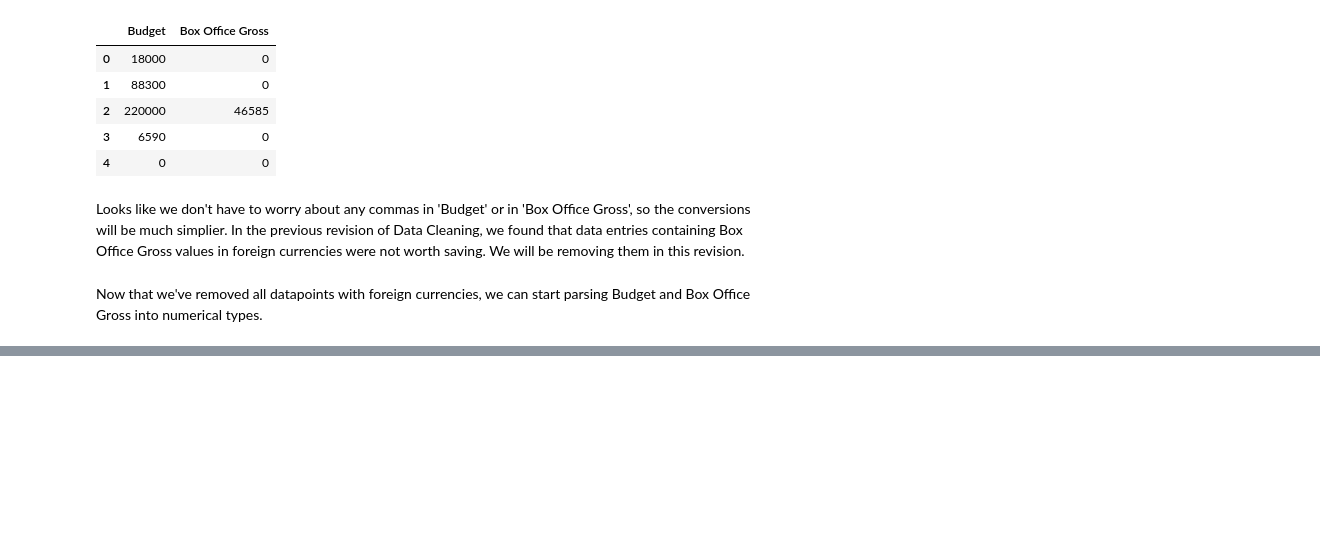
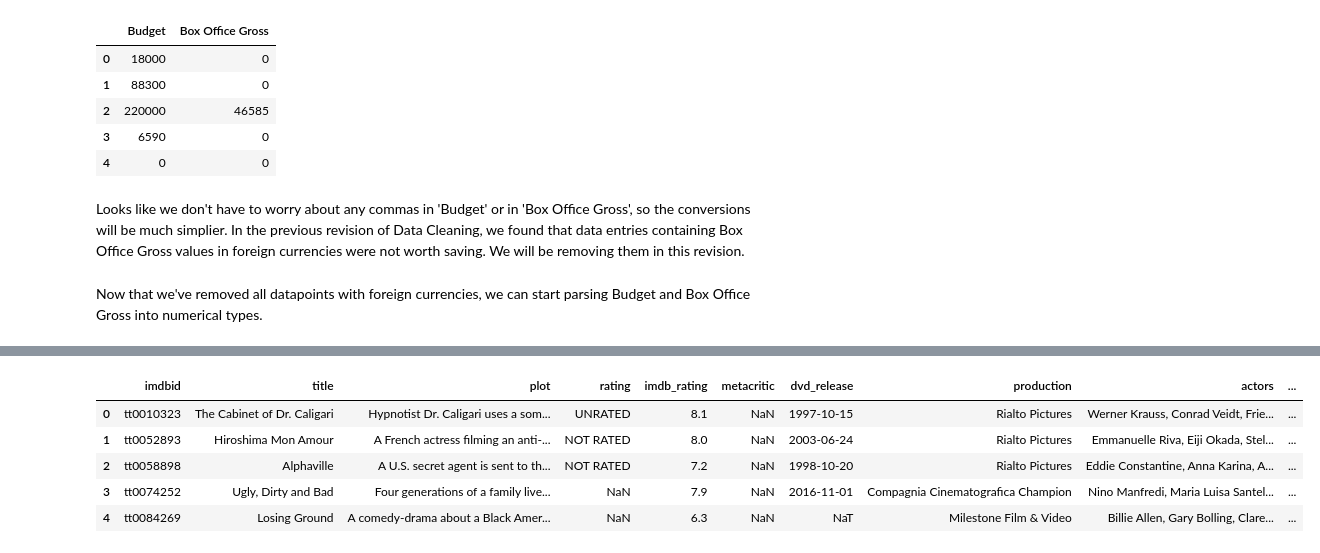
Before and after one commit to devinthai/NBCUniversal, a Jupyter notebook: Data Cleaning (revision 2).ipynb, the cells around one changed output, grey strips where cells are left out. Drawn from its saved outputs; the diff is of its cells as text; code cells hidden in the pictures; blank space fills up the shorter version.

Commit message:
Parsed Budget and Box Office Gross

```diff
--- a/Data Cleaning (revision 2).ipynb
+++ b/Data Cleaning (revision 2).ipynb
@@ -251,11 +251,14 @@ Now that we've removed all datapoints with foreign currencies, we can start pars
 # %%
 gross = data['Box Office Gross']
 gross = gross.str.replace(',','')
+
+error_index = []
 
 for i, item in enumerate(gross):
     try:
         int(item)
     except ValueError:
         print('ERROR at index {}:{!r}'.format(i, item))
+        error_index.append(i)
 # %% [output]
 ERROR at index 1394:'<strongitemprop="name">Grossbuttotallyworthwhile</strong>'
@@ -277,0 +323,3 @@ gross[1869]
+# %%
+error_index = data.iloc[error_index].index
+data = data.drop(error_index)
@@ -277,0 +328,4 @@ gross[1869]
+# %%
+data['Box Office Gross'] = data['Box Office Gross'].astype('int')
+data['Budget'] = data['Budget'].astype('int')
+data.info()
@@ -277,0 +350,9 @@ gross[1869]
+# %%
+data.head()
+# %% [output]
+|  | imdbid | title | plot | rating | imdb_rating | metacritic | dvd_release | production | actors | ... |
+| 0 | tt0010323 | The Cabinet of Dr. Caligari | Hypnotist Dr. Caligari uses a som... | UNRATED | 8.1 | NaN | 1997-10-15 | Rialto Pictures | Werner Krauss, Conrad Veidt, Frie... | ... |
+| 1 | tt0052893 | Hiroshima Mon Amour | A French actress filming an anti-... | NOT RATED | 8.0 | NaN | 2003-06-24 | Rialto Pictures | Emmanuelle Riva, Eiji Okada, Stel... | ... |
+| 2 | tt0058898 | Alphaville | A U.S. secret agent is sent to th... | NOT RATED | 7.2 | NaN | 1998-10-20 | Rialto Pictures | Eddie Constantine, Anna Karina, A... | ... |
+| 3 | tt0074252 | Ugly, Dirty and Bad | Four generations of a family live... | NaN | 7.9 | NaN | 2016-11-01 | Compagnia Cinematografica Champion | Nino Manfredi, Maria Luisa Santel... | ... |
+| 4 | tt0084269 | Losing Ground | A comedy-drama about a Black Amer... | NaN | 6.3 | NaN | NaT | Milestone Film & Video | Billie Allen, Gary Bolling, Clare... | ... |
```
Also changed, not shown: parts of 6 cells of this notebook.
